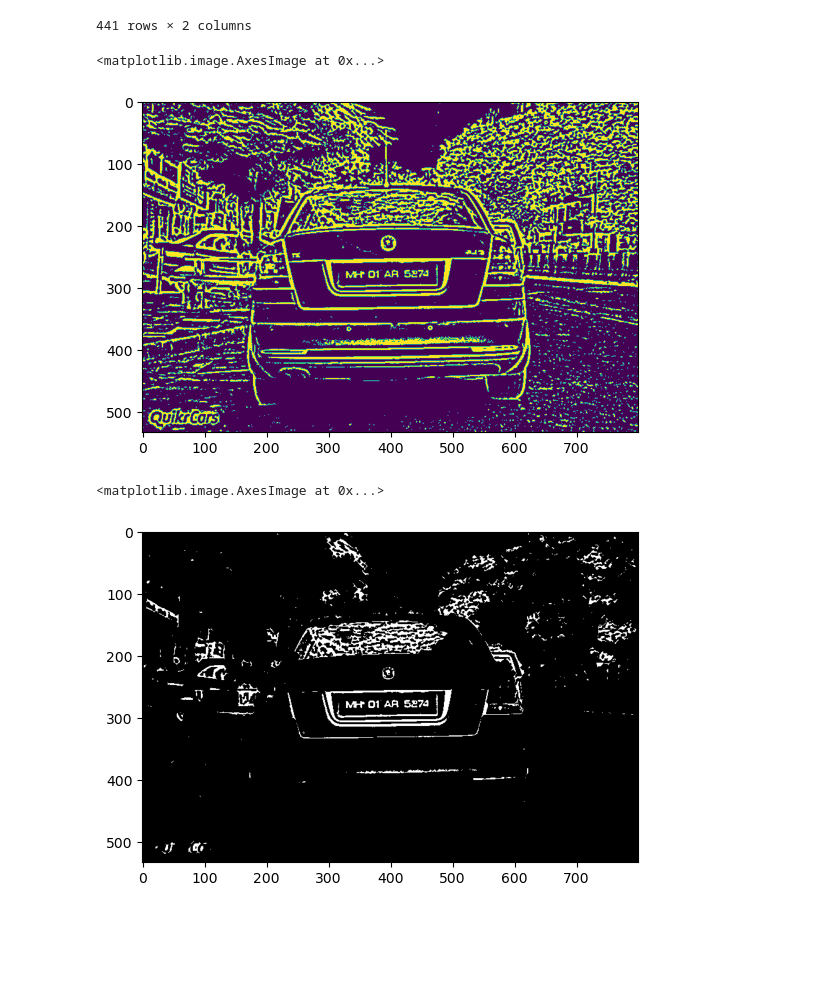
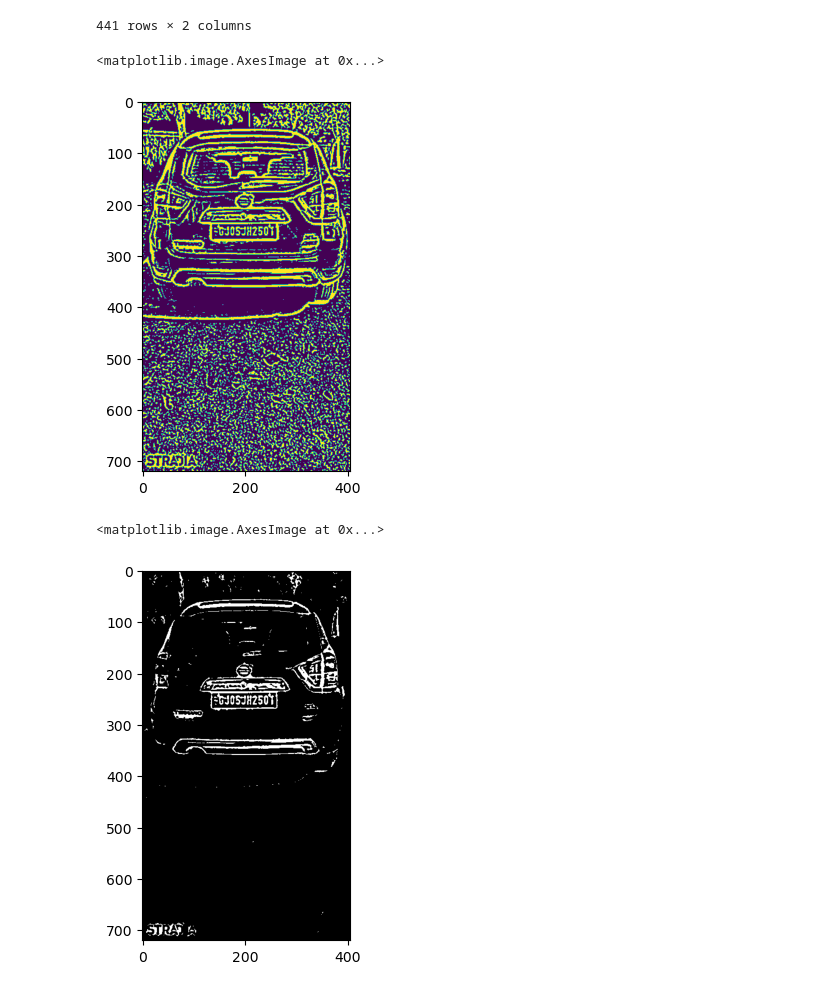
Before and after one commit to Rushi0535/ANPR, a Jupyter notebook: anpr.ipynb, the cells around one changed output. Saved outputs shown, nothing was run; the diff lists cells and outputs as text; code cells hidden in the pictures; blank space fills up the shorter version.

```diff
--- a/anpr.ipynb
+++ b/anpr.ipynb
@@ -41,11 +41,11 @@ def convert_to_binary(img_path):
     img = cv.bitwise_not(img, img)
     return img
 # %%
-img_1 = convert_to_binary(google_images['img_path'][0])
+img_1 = convert_to_binary(google_images['img_path'][3])
 plt.imshow(img_1)
 # %% [output]
 <matplotlib.image.AxesImage at 0x...>
-[figure, old version]
+[figure, new version]
 # %%
 def get_contours(img):
     contours, hierarchy = cv.findContours(img, cv.RETR_EXTERNAL, cv.CHAIN_APPROX_SIMPLE)
@@ -55,7 +55,8 @@ def get_contours(img):
 img_1_contours = get_contours(img_1)
 img_1_copy = img_1.copy()
 cv.drawContours(img_1_copy, img_1_contours, -1, (0, 255, 0), 3)
+cv.cvtColor(img_1_copy, cv.COLOR_RGB2BGR)
 plt.imshow(img_1_copy, cmap='gray')
 # %% [output]
 <matplotlib.image.AxesImage at 0x...>
-[figure, old version]
+[figure, new version]
```
Also changed, not shown: parts of 4 cells of this notebook.
